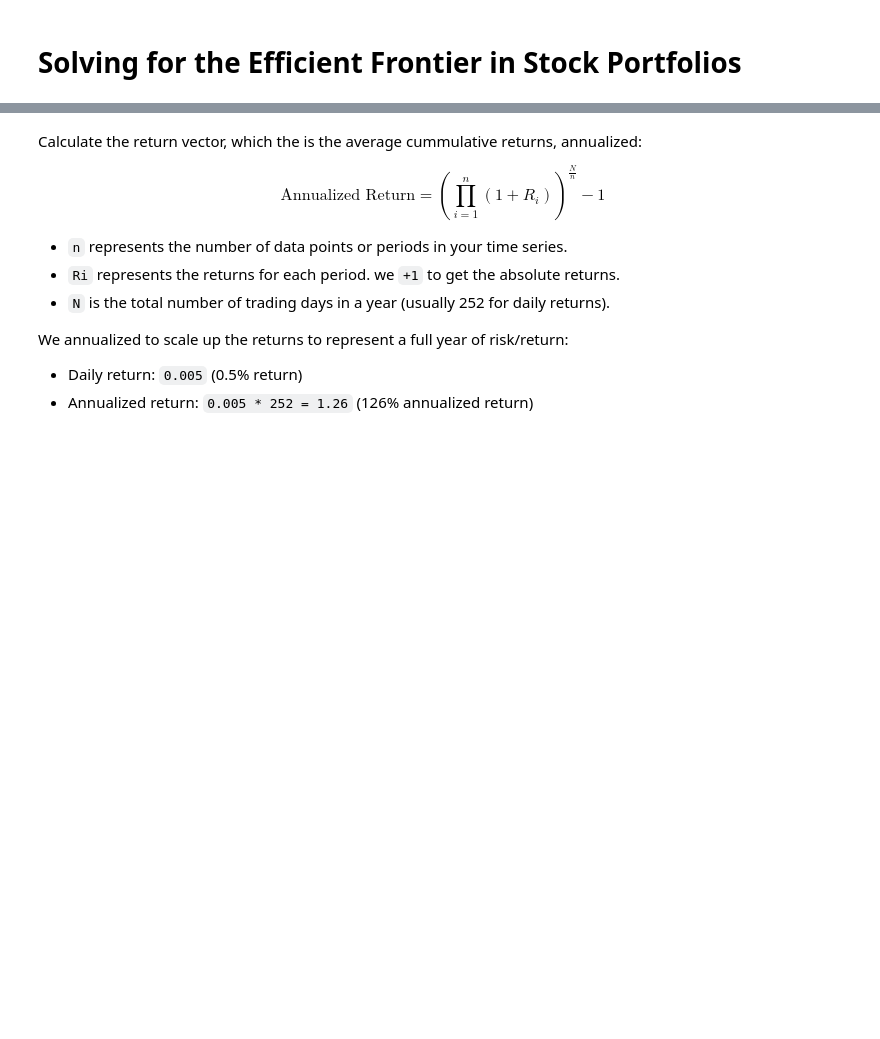
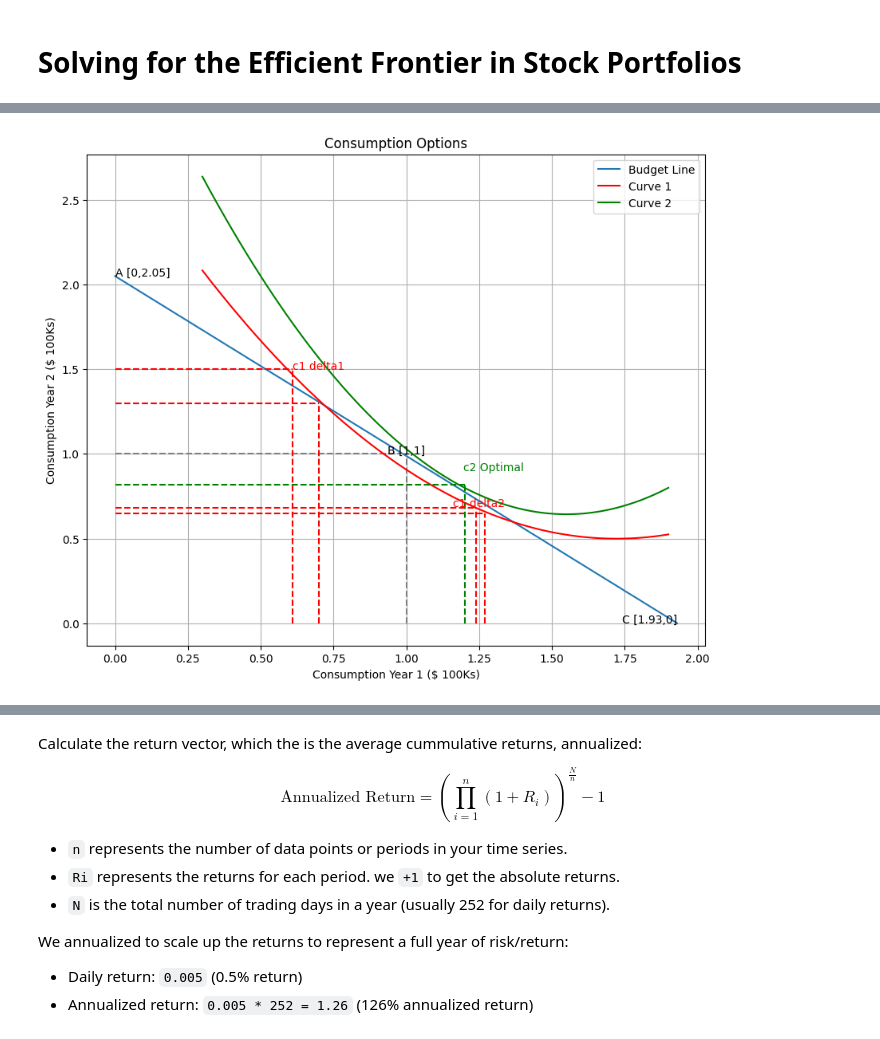
Before and after one commit to adamd1985/quant_research, a Jupyter notebook: efficient-frontier-quant.ipynb, the cells around one changed output, grey strips where cells are left out. Drawn from its saved outputs; the diff is of its cells as text; code cells hidden in the pictures; blank space fills up the shorter version.

```diff
--- a/efficient-frontier-quant.ipynb
+++ b/efficient-frontier-quant.ipynb
@@ -102,0 +71,67 @@ tickers_df.shape, tickers_df.head(2)
+# %%
+cash_yearly = 1
+interest_rate_lending = 0.05
+interest_rate_borrowing = 0.07
+
+point_1 = (0, cash_yearly + (cash_yearly * (1 + interest_rate_lending)))
+point_2 = (cash_yearly, cash_yearly)
+point_3 = (cash_yearly + (cash_yearly * (1 - interest_rate_borrowing)), 0)
+
+plt.figure(figsize=(10,8))
+plt.plot(*zip(point_1, point_3), label='Budget Line')
+
+plt.annotate(f'A [{point_1[0]},{point_1[1]}]', point_1, ha='left')
+
+plt.annotate(f'B [{point_2[0]},{point_2[1]}]', point_2, ha='center')
+plt.plot([cash_yearly, cash_yearly], [0, cash_yearly], linestyle='--', color='gray')
+plt.plot([0, cash_yearly], [cash_yearly, cash_yearly], linestyle='--', color='gray')
+
+plt.annotate(f'C [{point_3[0]},{point_3[1]}]', point_3, ha='right')
+
+def utility_curve(x, a, b, c):
+    return a * x**2 + b * x + c
+
+# Given points
+start_point = (0.3, 2.2)
+intercept_point_1 = (0.5, 1.5)
+intercept_point_2 = (1.25, 0.75)
+end_point = (1.9, 0.5)
+
+coefficients_1 = np.polyfit([start_point[0], intercept_point_1[0], intercept_point_2[0], end_point[0]],
+                          [start_point[1], intercept_point_1[1], intercept_point_2[1], end_point[1]], 2)
+
+x_values = np.linspace(start_point[0], end_point[0], 100)
+y_values = utility_curve(x_values, *coefficients_1)
+plt.plot(x_values, y_values, label='Curve 1', color='red')
+plt.plot([0.7, 0.7], [0, 1.3], linestyle='--', color='red')
+plt.plot([0, 0.7], [1.3, 1.3], linestyle='--', color='red')
+plt.plot([0.61, 0.61], [0, 1.5], linestyle='--', color='red')
+plt.plot([0, 0.61], [1.5, 1.5], linestyle='--', color='red')
+plt.annotate(f'c1 delta1', [0.7, 1.5], ha='center', color='red')
+plt.plot([1.24, 1.24], [0, 0.68], linestyle='--', color='red')
+plt.plot([0, 1.24], [0.68, 0.68], linestyle='--', color='red')
+plt.plot([1.27, 1.27], [0, 0.65], linestyle='--', color='red')
+plt.plot([0, 1.27], [0.65, 0.65], linestyle='--', color='red')
+plt.annotate(f'c1 delta2', [1.25, 0.69], ha='center', color='red')
+
+
+start_point_2 = (0.25, 2.8)
+intercept_point_2 = (0.78, 1.4) # budget line is tangent
+end_point_2 = (1.9, 0.8)
+coefficients_2 = np.polyfit([start_point_2[0], intercept_point_2[0], end_point_2[0]],
+                          [start_point_2[1], intercept_point_2[1], end_point_2[1]], 2)
+y_values_2 = utility_curve(x_values, *coefficients_2)
+plt.plot(x_values, y_values_2, label='Curve 2', color='green')
+plt.plot([1.2, 1.2], [0, 0.82], linestyle='--', color='green')
+plt.plot([0, 1.2], [0.82, 0.82], linestyle='--', color='green')
+plt.annotate(f'c2 Optimal', [1.3, 0.9], ha='center', color='green')
+
+plt.title('Consumption Options')
+plt.xlabel('Consumption Year 1 ($ 100Ks)')
+plt.ylabel('Consumption Year 2 ($ 100Ks)')
+
+plt.grid(True)
+plt.legend()
+plt.show()
+# %% [output]
+[figure, added]
```
Also changed, not shown: parts of 12 cells of this notebook.
